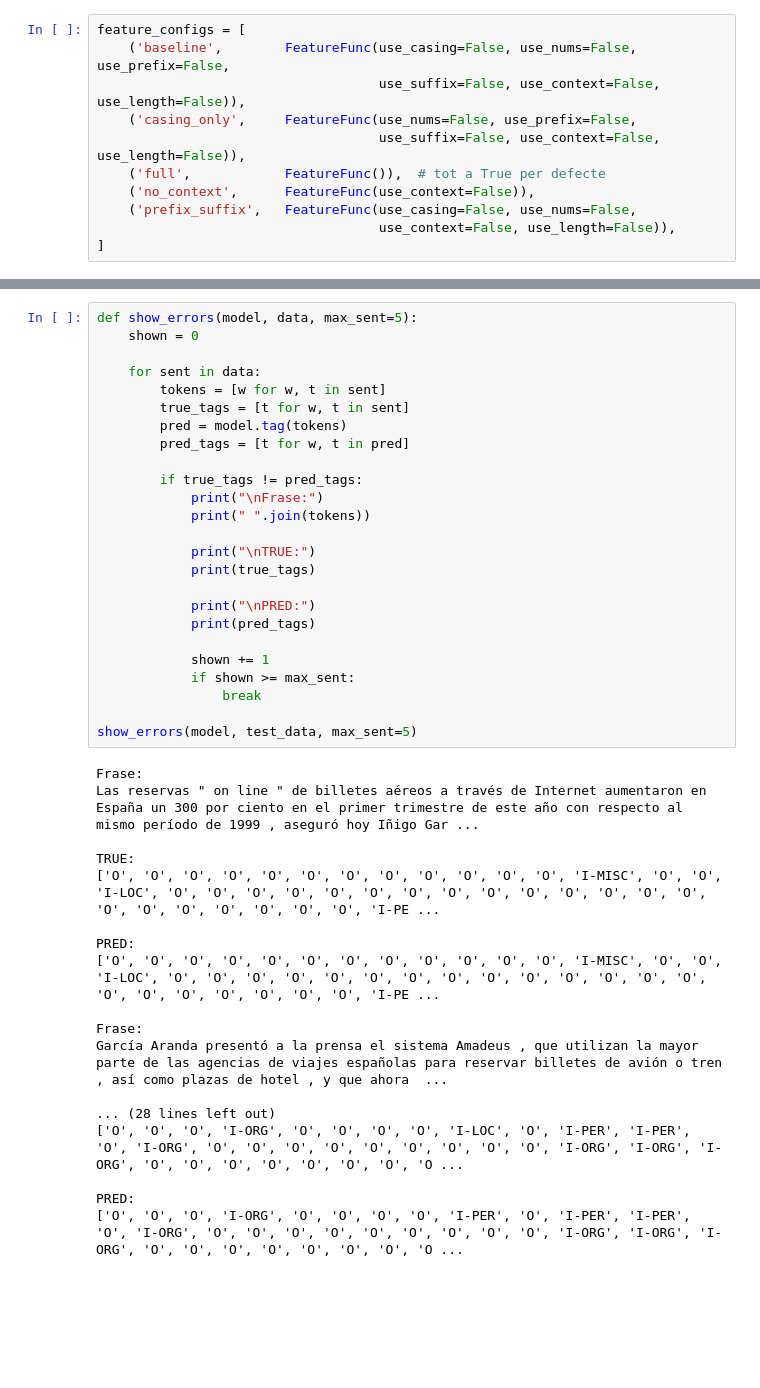
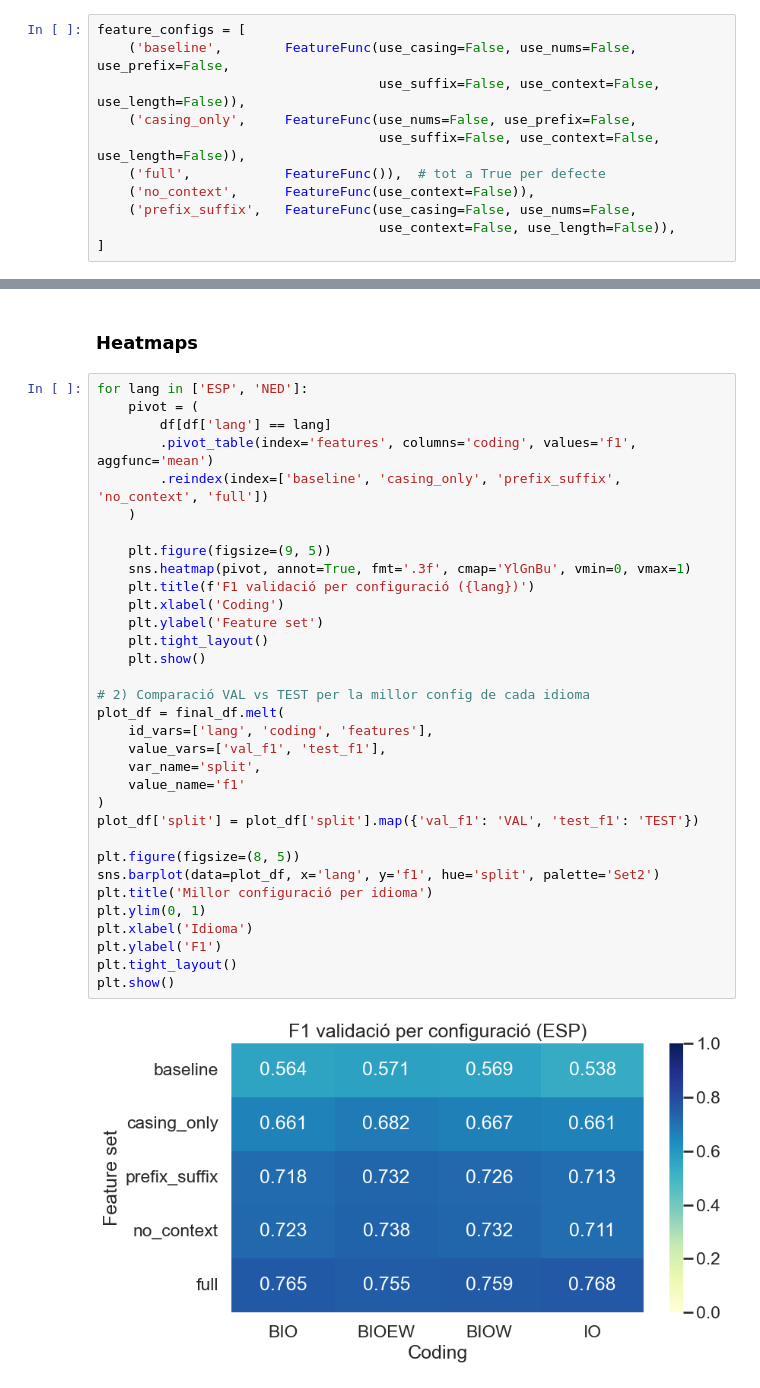
Before and after one commit to maxerrmax/Practica3_PLH, a Jupyter notebook: codi.ipynb, the cells around one changed output, grey strips where cells are left out. Cells and saved outputs as stored; diff of their text form; blank space fills up the shorter version.

```diff
--- a/codi.ipynb
+++ b/codi.ipynb
@@ -603,43 +656,37 @@ def get_confusions(model, data):
-# %%
-def show_errors(model, data, max_sent=5):
-    shown = 0
-
-    for sent in data:
-        tokens = [w for w, t in sent]
-        true_tags = [t for w, t in sent]
-        pred = model.tag(tokens)
-        pred_tags = [t for w, t in pred]
-
-        if true_tags != pred_tags:
-            print("\nFrase:")
-            print(" ".join(tokens))
-
-            print("\nTRUE:")
-            print(true_tags)
-
-            print("\nPRED:")
-            print(pred_tags)
-
-            shown += 1
-            if shown >= max_sent:
-                break
-
-show_errors(model, test_data, max_sent=5)
-# %% [output]
-Frase:
-Las reservas " on line " de billetes aéreos a través de Internet aumentaron en España un 300 por ciento en el primer trimestre de este año con respecto al mismo período de 1999 , aseguró hoy Iñigo Gar ...
-
-TRUE:
-['O', 'O', 'O', 'O', 'O', 'O', 'O', 'O', 'O', 'O', 'O', 'O', 'I-MISC', 'O', 'O', 'I-LOC', 'O', 'O', 'O', 'O', 'O', 'O', 'O', 'O', 'O', 'O', 'O', 'O', 'O', 'O', 'O', 'O', 'O', 'O', 'O', 'O', 'O', 'I-PE ...
-
-PRED:
-['O', 'O', 'O', 'O', 'O', 'O', 'O', 'O', 'O', 'O', 'O', 'O', 'I-MISC', 'O', 'O', 'I-LOC', 'O', 'O', 'O', 'O', 'O', 'O', 'O', 'O', 'O', 'O', 'O', 'O', 'O', 'O', 'O', 'O', 'O', 'O', 'O', 'O', 'O', 'I-PE ...
-
-Frase:
-García Aranda presentó a la prensa el sistema Amadeus , que utilizan la mayor parte de las agencias de viajes españolas para reservar billetes de avión o tren , así como plazas de hotel , y que ahora  ...
-
-... (28 lines left out)
-['O', 'O', 'O', 'I-ORG', 'O', 'O', 'O', 'O', 'I-LOC', 'O', 'I-PER', 'I-PER', 'O', 'I-ORG', 'O', 'O', 'O', 'O', 'O', 'O', 'O', 'O', 'O', 'I-ORG', 'I-ORG', 'I-ORG', 'O', 'O', 'O', 'O', 'O', 'O', 'O', 'O ...
-
-PRED:
-['O', 'O', 'O', 'I-ORG', 'O', 'O', 'O', 'O', 'I-PER', 'O', 'I-PER', 'I-PER', 'O', 'I-ORG', 'O', 'O', 'O', 'O', 'O', 'O', 'O', 'O', 'O', 'I-ORG', 'I-ORG', 'I-ORG', 'O', 'O', 'O', 'O', 'O', 'O', 'O', 'O ...
+# %% [markdown]
+### Heatmaps
+# %%
+for lang in ['ESP', 'NED']:
+    pivot = (
+        df[df['lang'] == lang]
+        .pivot_table(index='features', columns='coding', values='f1', aggfunc='mean')
+        .reindex(index=['baseline', 'casing_only', 'prefix_suffix', 'no_context', 'full'])
+    )
+
+    plt.figure(figsize=(9, 5))
+    sns.heatmap(pivot, annot=True, fmt='.3f', cmap='YlGnBu', vmin=0, vmax=1)
+    plt.title(f'F1 validació per configuració ({lang})')
+    plt.xlabel('Coding')
+    plt.ylabel('Feature set')
+    plt.tight_layout()
+    plt.show()
+
+# 2) Comparació VAL vs TEST per la millor config de cada idioma
+plot_df = final_df.melt(
+    id_vars=['lang', 'coding', 'features'],
+    value_vars=['val_f1', 'test_f1'],
+    var_name='split',
+    value_name='f1'
+)
+plot_df['split'] = plot_df['split'].map({'val_f1': 'VAL', 'test_f1': 'TEST'})
+
+plt.figure(figsize=(8, 5))
+sns.barplot(data=plot_df, x='lang', y='f1', hue='split', palette='Set2')
+plt.title('Millor configuració per idioma')
+plt.ylim(0, 1)
+plt.xlabel('Idioma')
+plt.ylabel('F1')
+plt.tight_layout()
+plt.show()
+# %% [output]
+[figure, added]
```
Also changed, not shown: parts of 35 cells of this notebook.
